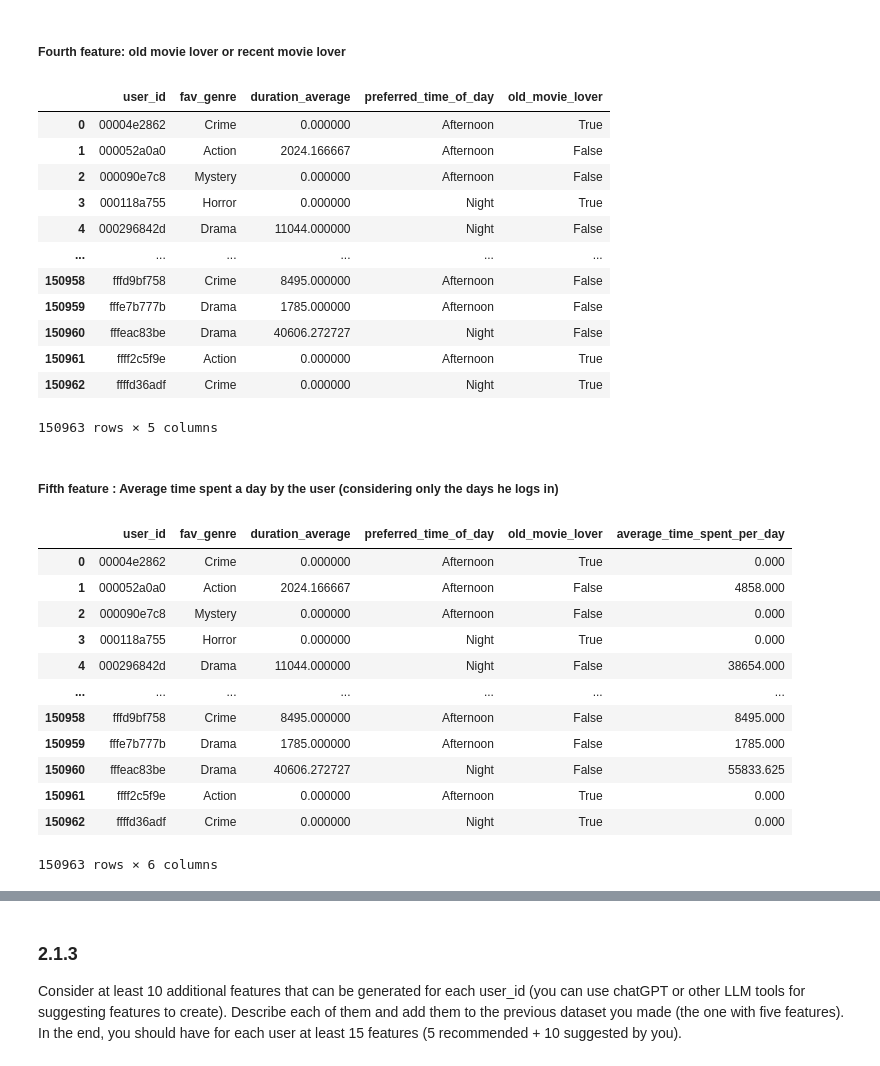
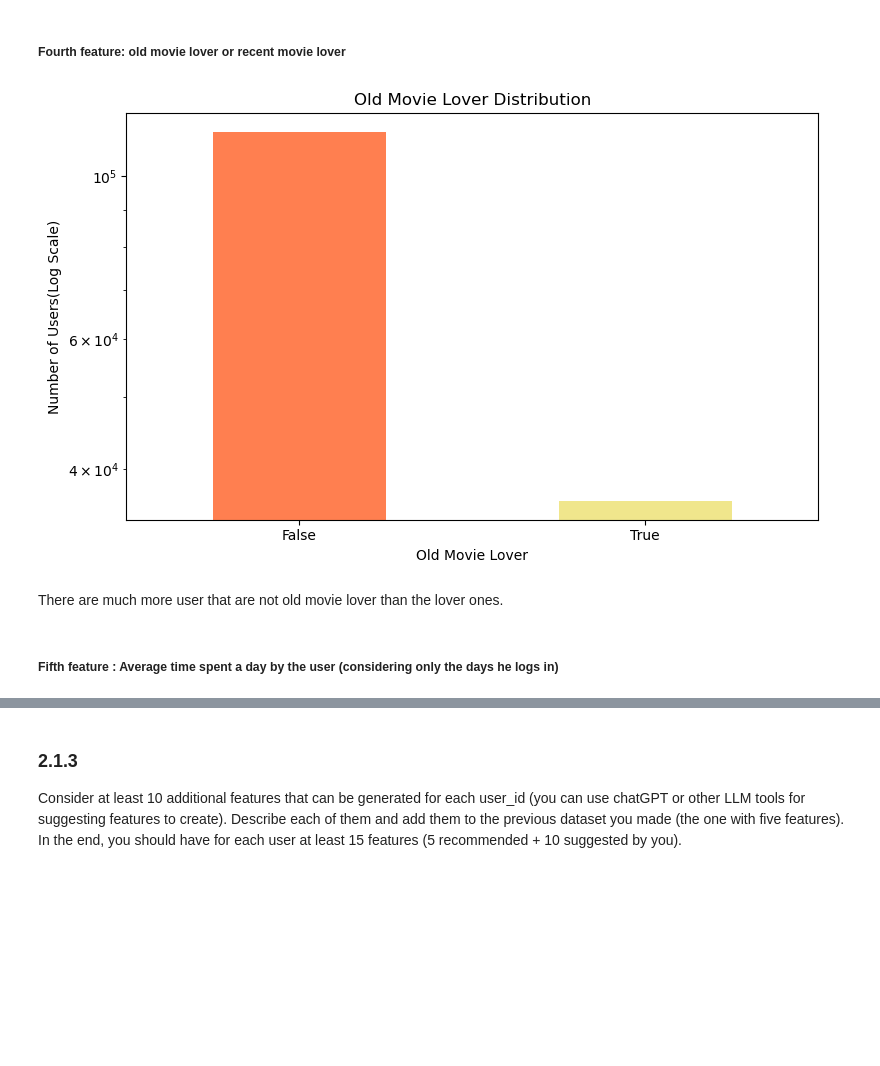
Before and after one commit to Alessandra9922/ADM_HW4_Group_8, a Jupyter notebook: Question_2/Question_2.ipynb, the cells around one changed output, grey strips where cells are left out. Saved outputs shown, nothing was run; the diff lists cells and outputs as text; code cells hidden in the pictures; blank space fills up the shorter version.

```diff
--- a/Question_2/Question_2.ipynb
+++ b/Question_2/Question_2.ipynb
@@ -204,51 +225,63 @@ dataset_user
 # %% [markdown]
 ##### Fourth feature: old movie lover or recent movie lover
 # %%
+# Creating a new DataFrame with 'user_id' and 'release_date' columns
 dataset_feature_4 = dataset[['user_id', 'release_date']].copy()
+
+# Converting the 'release_date' column to a pandas datetime format and handling errors with 'coerce'
 dataset_feature_4.release_date = pd.to_datetime(dataset_feature_4.release_date, errors='coerce')
+
+# New column 'old_movie' based on the movies released before 2010 or not
 dataset_feature_4['old_movie'] = dataset_feature_4['release_date'].dt.year < 2010
+
+# Counting the number of old movies and the total number of movies for each user
 old_movie_counts = dataset_feature_4.groupby('user_id')['old_movie'].sum().reset_index()
 total_movie_counts = dataset_feature_4.groupby('user_id').size().reset_index(name='total_count')
+
+# Merging these counts by each user
 dataset_feature_4 = pd.merge(old_movie_counts, total_movie_counts, on='user_id')
+
+# Determining if a user is an 'old movie lover' based on the proportion of old movies watched
 dataset_feature_4['old_movie_lover'] = dataset_feature_4['old_movie'] >= (dataset_feature_4['total_count'] - dataset_feature_4['old_movie'])
+
+# Merging the 'old_movie_lover' information with the dataset_user
 dataset_feature_4 = dataset_feature_4[['user_id', 'old_movie_lover']]
 dataset_user = pd.merge(dataset_user, dataset_feature_4, on='user_id')
-dataset_user
-# %% [output]
-|  | user_id | fav_genre | duration_average | preferred_time_of_day | old_movie_lover |
-| 0 | 00004e2862 | Crime | 0.000000 | Afternoon | True |
-| 1 | 000052a0a0 | Action | 2024.166667 | Afternoon | False |
-| 2 | 000090e7c8 | Mystery | 0.000000 | Afternoon | False |
-| 3 | 000118a755 | Horror | 0.000000 | Night | True |
-| 4 | 000296842d | Drama | 11044.000000 | Night | False |
-| ... | ... | ... | ... | ... | ... |
-| 150958 | fffd9bf758 | Crime | 8495.000000 | Afternoon | False |
-| 150959 | fffe7b777b | Drama | 1785.000000 | Afternoon | False |
-| 150960 | fffeac83be | Drama | 40606.272727 | Night | False |
-| 150961 | ffff2c5f9e | Action | 0.000000 | Afternoon | True |
-| 150962 | ffffd36adf | Crime | 0.000000 | Night | True |
-150963 rows × 5 columns
+# %%
+# Let' see the distribution of the old movie lover and not old movie lover
+counts = dataset_user['old_movie_lover'].value_counts()
+
+# Plot
+plt.figure(figsize=(8, 5))
+counts.plot(kind='bar', color=['coral', 'khaki'])
+plt.title('Old Movie Lover Distribution')
+plt.yscale('log')
+plt.xlabel('Old Movie Lover')
+plt.ylabel('Number of Users(Log Scale)')
+plt.xticks(rotation=0)
+plt.tight_layout()
+plt.show()
+# %% [output]
+[figure, added]
+# %% [markdown]
+There are much more user that are not old movie lover than the lover ones.
 # %% [markdown]
 ##### Fifth feature : Average time spent a day by the user (considering only the days he logs in)
 # %%
+# Creating a new DataFrame with 'user_id', 'duration', and 'datetime' columns
 dataset_feature_5 = dataset[['user_id', 'duration', 'datetime']].copy()
+
+# Converting the 'datetime' column to a pandas datetime format
 dataset_feature_5['datetime'] = pd.to_datetime(dataset_feature_5['datetime'])
+
+# Extracting the date from the 'datetime' column
 dataset_feature_5['date'] = dataset_feature_5['datetime'].dt.date
+
+# Grouping by 'user_id' and 'date', calculating the sum of duration for each day, then finding the mean duration per day for each user
 dataset_feature_5 = dataset_feature_5.groupby(['user_id', 'date']).duration.sum().groupby('user_id').mean().reset_index()
+
+# Renaming the 'duration' column
 dataset_feature_5.rename(columns={'duration': 'average_time_spent_per_day'}, inplace=True)
+
+# Merging
 dataset_user = pd.merge(dataset_user, dataset_feature_5, on='user_id')
-dataset_user
-# %% [output]
-|  | user_id | fav_genre | duration_average | preferred_time_of_day | old_movie_lover | average_time_spent_per_day |
-| 0 | 00004e2862 | Crime | 0.000000 | Afternoon | True | 0.000 |
-| 1 | 000052a0a0 | Action | 2024.166667 | Afternoon | False | 4858.000 |
-| 2 | 000090e7c8 | Mystery | 0.000000 | Afternoon | False | 0.000 |
-| 3 | 000118a755 | Horror | 0.000000 | Night | True | 0.000 |
-| 4 | 000296842d | Drama | 11044.000000 | Night | False | 38654.000 |
-| ... | ... | ... | ... | ... | ... | ... |
-| 150958 | fffd9bf758 | Crime | 8495.000000 | Afternoon | False | 8495.000 |
-| 150959 | fffe7b777b | Drama | 1785.000000 | Afternoon | False | 1785.000 |
-| 150960 | fffeac83be | Drama | 40606.272727 | Night | False | 55833.625 |
-| 150961 | ffff2c5f9e | Action | 0.000000 | Afternoon | True | 0.000 |
-| 150962 | ffffd36adf | Crime | 0.000000 | Night | True | 0.000 |
-150963 rows × 6 columns
```
Also changed, not shown: parts of 46 cells of this notebook.
